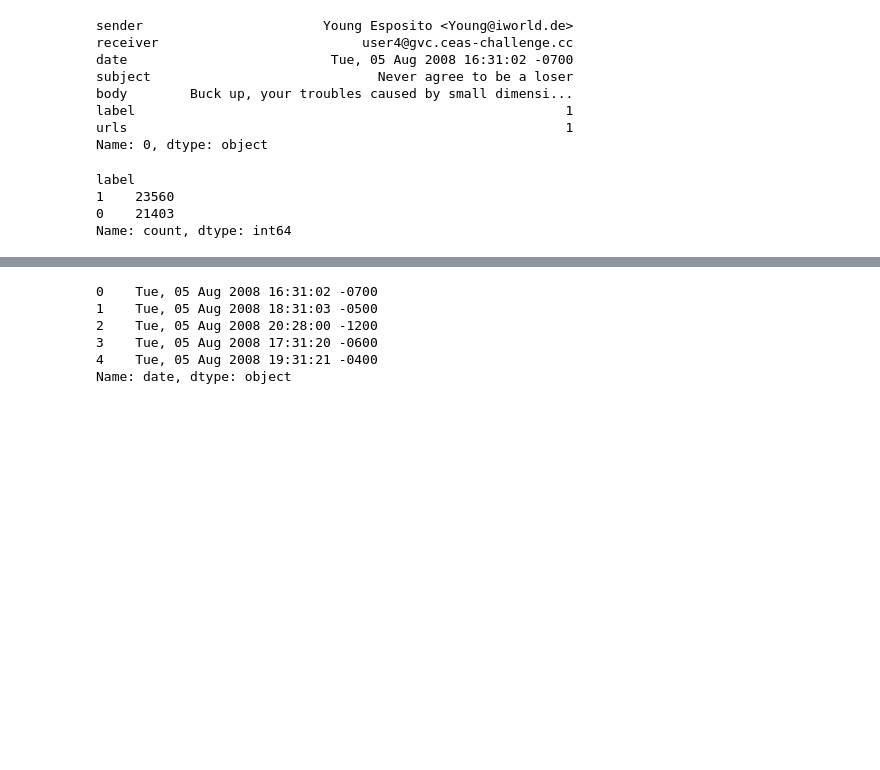
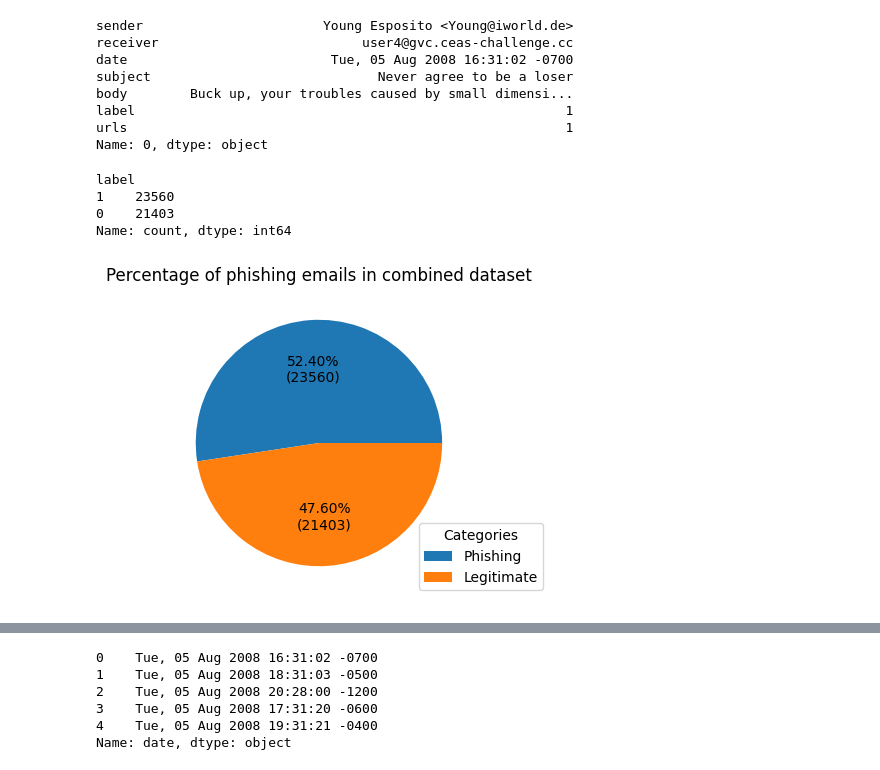
Before and after one commit to Sebastianng100/SIT-INF1002-PROG-FUNDS, a Jupyter notebook: Main/dataExploration.ipynb, the cells around one changed output, grey strips where cells are left out. Cells and saved outputs as stored; diff of their text form; code cells hidden in the pictures; blank space fills up the shorter version.

Commit message:
Added visualization for label and url column

```diff
--- a/Main/dataExploration.ipynb
+++ b/Main/dataExploration.ipynb
@@ -84,13 +96,24 @@ body        Buck up, your troubles caused by small dimensi...
 label                                                       1
 urls                                                        1
 Name: 0, dtype: object
-# %%
-print(dfCombine['label'].value_counts())
-# %% [output]
-label
-1    23560
-0    21403
-Name: count, dtype: int64
+# %%
+print(dfCombine['label'].value_counts())
+labels = ['Phishing', 'Legitimate']
+x = dfCombine['label'].value_counts()
+plt.figure(figsize=(4,4))
+def func(pct, values):
+    absolute = int(pct/100.*sum(values))
+    return '{:.2f}%\n({:d})'.format(pct, absolute)
+plt.pie(x, colors=['tab:blue', 'tab:orange'], autopct=lambda pct: func(pct, x), startangle=0,)
+plt.title('Percentage of phishing emails in combined dataset')
+plt.legend(labels, title='Categories', loc='lower right', bbox_to_anchor=(1.25, 0))
+plt.show()
+# %% [output]
+label
+1    23560
+0    21403
+Name: count, dtype: int64
+[figure, added]
 # %%
 print(dfCombine['sender'].value_counts())
 # %% [output]
```
Also changed, not shown: parts of 7 cells of this notebook.
